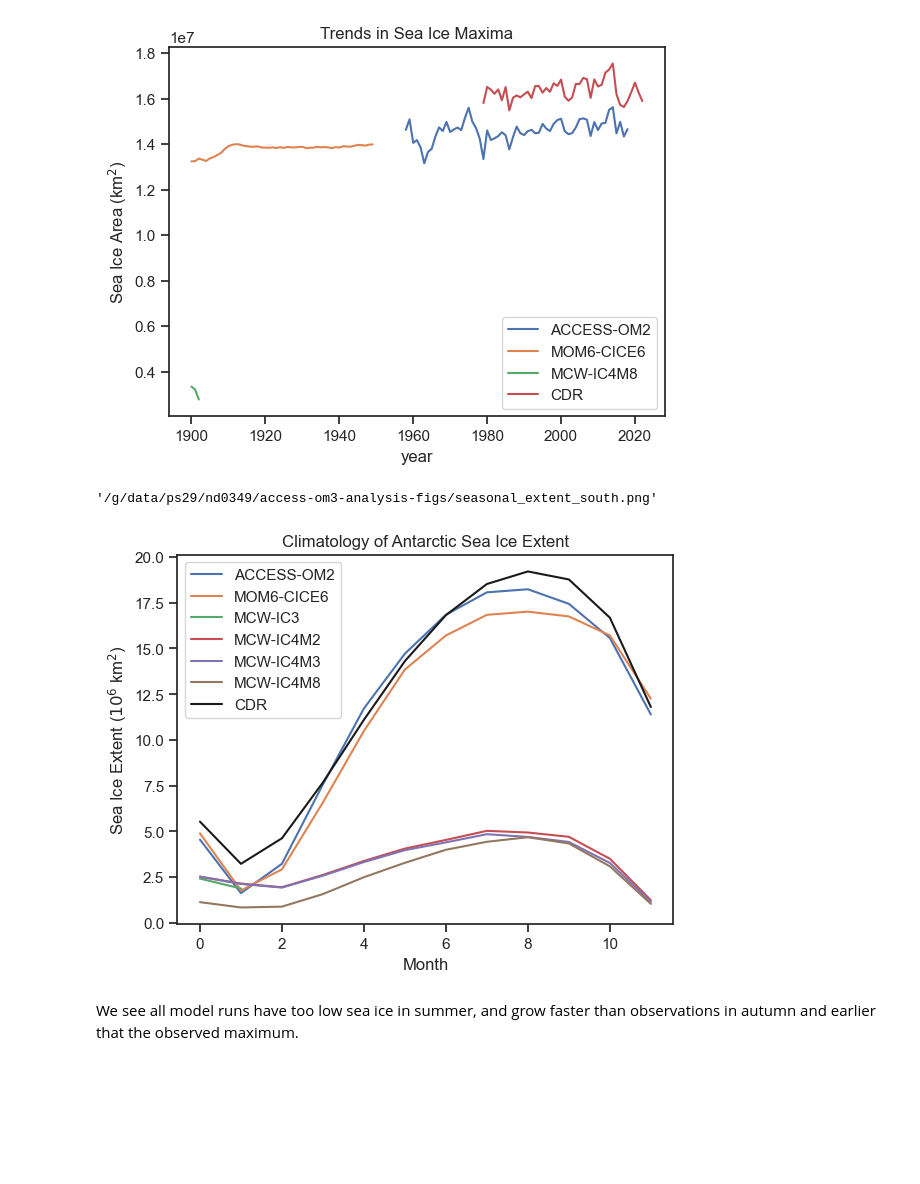
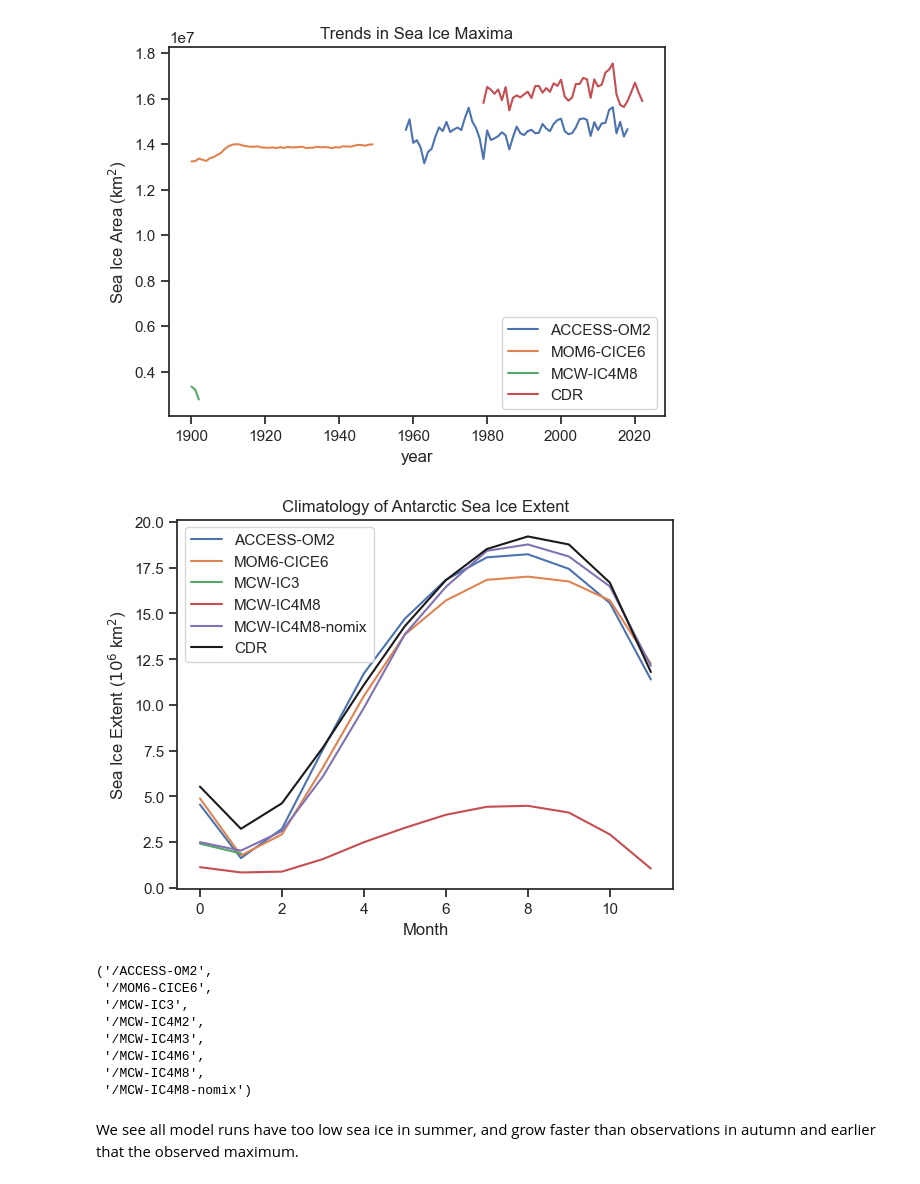
Before and after one commit to NoahDay/access-om3-analysis, a Jupyter notebook: Sea_Ice_Area_Concentration_Volume_with_Obs.ipynb, the cells around one changed output. Saved outputs shown, nothing was run; the diff lists cells and outputs as text; code cells hidden in the pictures; blank space fills up the shorter version.

```diff
--- a/Sea_Ice_Area_Concentration_Volume_with_Obs.ipynb
+++ b/Sea_Ice_Area_Concentration_Volume_with_Obs.ipynb
@@ -64,6 +64,7 @@ RUNS = {# (our name: run name(s))
     # "MCW-IC3-771": {"expt": "771-MCW_100km_jra_ryf", "model": "access-om3"},
     "MCW-IC4M6": {"expt": "IC4M6-MCW-100km_jra_ryf", "model": "access-om3"},
     "MCW-IC4M8": {"expt": "IC4M8-MCW-100km_jra_ryf", "model": "access-om3"},
+    "MCW-IC4M8-nomix": {"expt": "IC4M8-MCW-100km_jra_ryf_nomixing", "model": "access-om3"},
 }
 
 VARS = ["aice_m", "hi_m" ]  # ice area fraction or sea ice concentration, ice thickness averaged by grid cell area
@@ -1889,9 +1881,7 @@ plt.savefig(os.path.join(fig_path, "trends_si_max.png"), dpi=300)
 
 # obs_dt["cdr_sh"].ds.cdr_area#.plot()
 # obs_dt["cdr_nh"].ds
-os.path.join(fig_path, f"seasonal_{metric}_{hemisphere}.png")
+# os.path.join(fig_path, f"seasonal_{metric}_{hemisphere}.png")
-# %% [output]
-'/g/data/ps29/nd0349/access-om3-analysis-figs/seasonal_extent_south.png'
 # %%
 metric = "extent" #["area", "extent"]
 hemisphere = "south"
@@ -1911,35 +1901,58 @@ plotted = []
 model_dt = model_dt_combined[hemisphere][metric]
 obs_dt = obs_dt_combined[hemisphere][metric]
 
-for group in model_dt.groups[1:]:
+groups = ('/ACCESS-OM2',
+ '/MOM6-CICE6',
+ '/MCW-IC3',
+ '/MCW-IC4M2',
+ '/MCW-IC4M3',
+ '/MCW-IC4M6',
+ '/MCW-IC4M8',
+ '/MCW-IC4M8-nomix')
+indices = [0, 1, 2, -2, -1]
+
+for i in indices:
+    group = groups[i]
+# for group in groups[0, 1, 2, -2, -1]: #model_dt.groups[1:]:
     y = climatology(model_dt[group].ds[f"si_{metric}"]) / 1e6
 
     if len(y) > 1:
         linestyle = '--' if is_same_line(y.values, plotted) else '-'
         plt.plot(y, label=group[1:], linestyle=linestyle)
         plotted.append(y.values)
 
 # Plot observations
 if hemisphere == "south":
     cdr_y = climatology(obs_dt["cdr_sh"].ds[f"cdr_extent"]) / 1e6
 elif hemisphere == "north":
     cdr_y = climatology(obs_dt["cdr_nh"].ds[f"cdr_extent"]) / 1e6
 ls = '--' if is_same_line(cdr_y.values, plotted) else '-'
 plt.plot(cdr_y, label="CDR", color='k', linestyle=ls)
 plotted.append(cdr_y.values)
 label_dict = {
     "south": "Antarctic",
     "north": "Arctic",
     "area": "Area",
     "extent": "Extent",
 }
 plt.title(f"Climatology of {label_dict[hemisphere]} Sea Ice {label_dict[metric]}")
 plt.xlabel("Month")
 plt.ylabel(f"Sea Ice {label_dict[metric]} ($10^6$ km$^2$)")
 plt.legend()
 plt.savefig(os.path.join(fig_path, f"seasonal_{metric}_{hemisphere}.png"), dpi=300)
 # %% [output]
-[figure, old version]
+[figure, new version]
+# %%
+model_dt.groups[1:]
+# %% [output]
+('/ACCESS-OM2',
+ '/MOM6-CICE6',
+ '/MCW-IC3',
+ '/MCW-IC4M2',
+ '/MCW-IC4M3',
+ '/MCW-IC4M6',
+ '/MCW-IC4M8',
+ '/MCW-IC4M8-nomix')
 # %%
 # import matplotlib.pyplot as plt
 # import os
```
Also changed, not shown: parts of 7 cells of this notebook, 4 other files.
